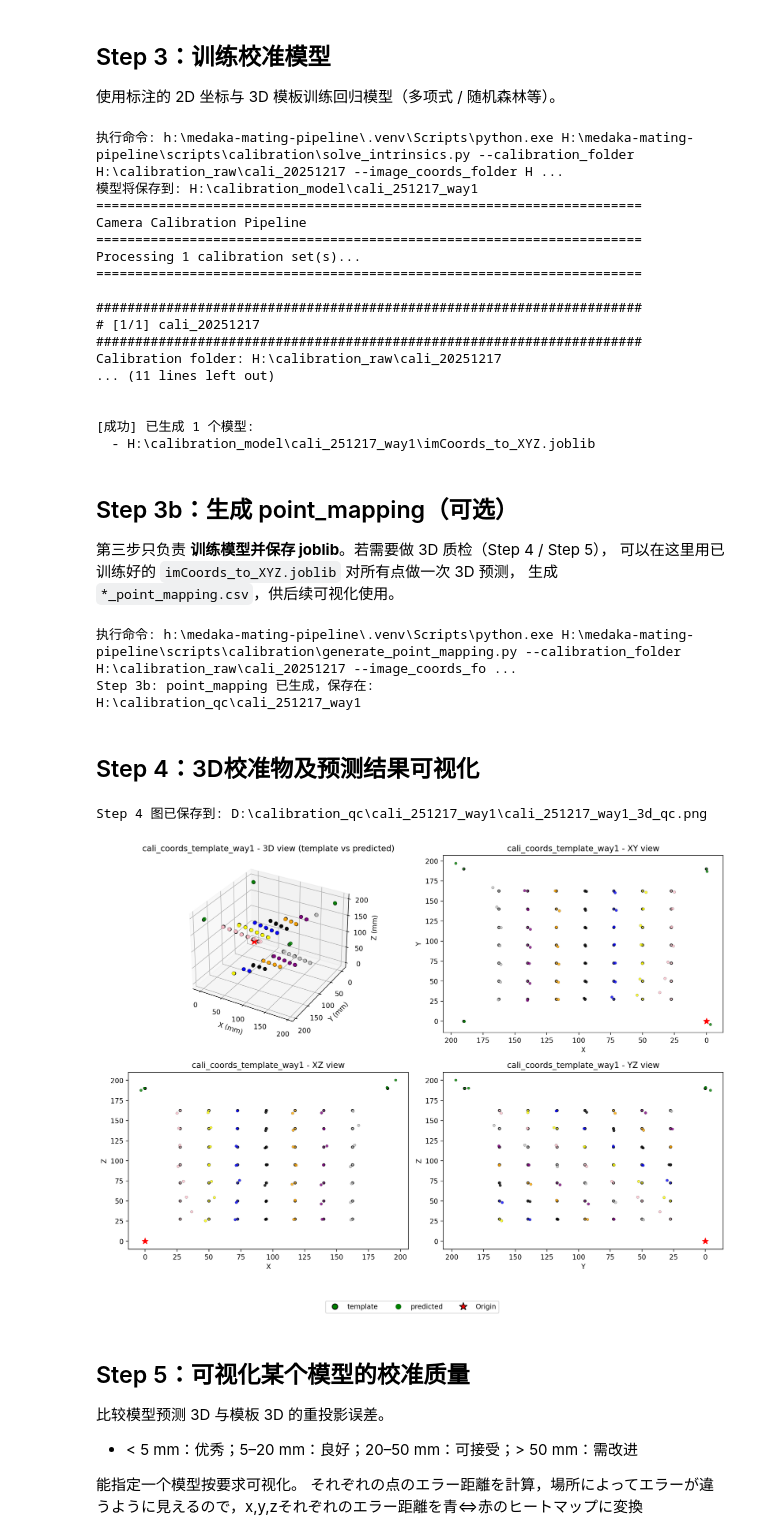
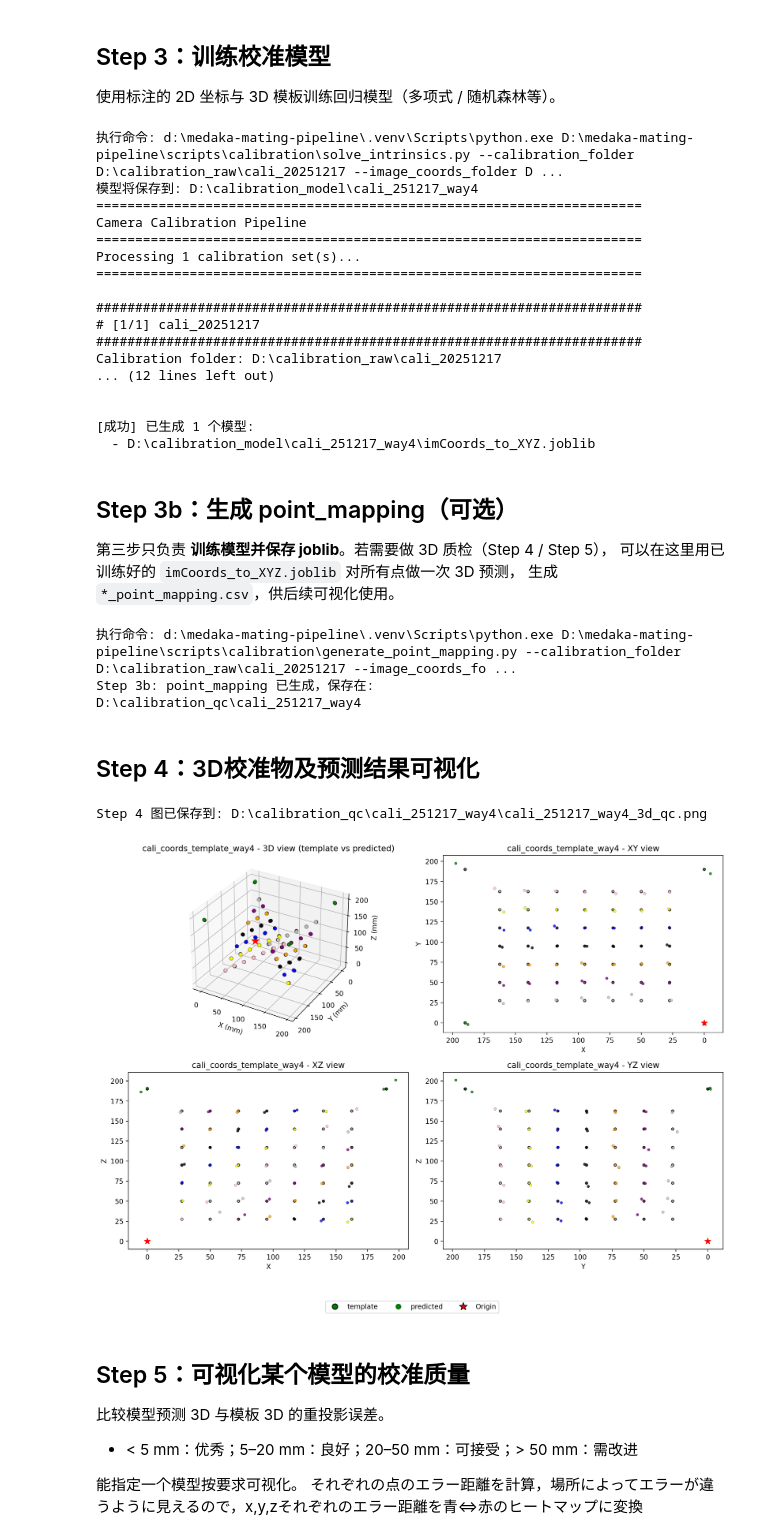
Before and after one commit to oist/medaka-mating-pipeline, a Jupyter notebook: notebooks/02_calibration.ipynb, the cells around one changed output. Saved outputs shown, nothing was run; the diff lists cells and outputs as text; code cells hidden in the pictures.

```diff
--- a/notebooks/02_calibration.ipynb
+++ b/notebooks/02_calibration.ipynb
@@ -66,14 +66,14 @@ import subprocess
 from pathlib import Path
 
 # 项目目录（绝对路径，可修改）
-project_dir = r"H:\medaka-mating-pipeline"
+project_dir = r"D:\medaka-mating-pipeline"
 script_path = Path(project_dir) / "scripts" / "calibration" / "solve_intrinsics.py"
 
 # 路径可在此修改
 calibration_folder = Path(r"D:\calibration_raw\cali_20251217")
-image_coords_folder = Path(r"D:\calibration_marking\cali_251217_way1")
-output_folder = Path(r"D:\calibration_model\cali_251217_way1")
-results_root = Path(r"D:\\calibration_qc\\cali_251217_way1")
+image_coords_folder = Path(r"D:\calibration_marking\cali_251217_way4")
+output_folder = Path(r"D:\calibration_model\cali_251217_way4")
+results_root = Path(r"D:\\calibration_qc\\cali_251217_way4")
 
 
 coords_path = Path(image_coords_folder)
@@ -89,6 +89,7 @@ if coords_files:
         "--results_root", str(results_root),
         "--alpha_range", "1e-6", "1e-5", "1e-4", "0.001", "0.01",
         "--poly_deg_range", "1", "2", "3", "4",
+        "--way_name", "way4",
         "--no_auto_detect",
     ]
     print("执行命令:", " ".join(cmd))
@@ -113,8 +114,8 @@ else:
     print("跳过：未找到 2D 标注文件 (*_image_coords.txt)")
     print("image_coords_folder:", image_coords_folder, "(存在)" if coords_path.exists() else "(不存在)")
 # %% [output]
-执行命令: h:\medaka-mating-pipeline\.venv\Scripts\python.exe H:\medaka-mating-pipeline\scripts\calibration\solve_intrinsics.py --calibration_folder H:\calibration_raw\cali_20251217 --image_coords_folder H ...
-模型将保存到: H:\calibration_model\cali_251217_way1
+执行命令: d:\medaka-mating-pipeline\.venv\Scripts\python.exe D:\medaka-mating-pipeline\scripts\calibration\solve_intrinsics.py --calibration_folder D:\calibration_raw\cali_20251217 --image_coords_folder D ...
+模型将保存到: D:\calibration_model\cali_251217_way4
 ======================================================================
 Camera Calibration Pipeline
 ======================================================================
@@ -124,12 +125,12 @@ Processing 1 calibration set(s)...
 ######################################################################
 # [1/1] cali_20251217
 ######################################################################
-Calibration folder: H:\calibration_raw\cali_20251217
-... (11 lines left out)
+Calibration folder: D:\calibration_raw\cali_20251217
+... (12 lines left out)
 
 
 [成功] 已生成 1 个模型:
-  - H:\calibration_model\cali_251217_way1\imCoords_to_XYZ.joblib
+  - D:\calibration_model\cali_251217_way4\imCoords_to_XYZ.joblib
 # %% [markdown]
 ## Step 3b：生成 point_mapping（可选）
 
@@ -145,14 +146,20 @@ import sys
 import subprocess
 
 # 项目目录（绝对路径，可修改）
-project_dir = Path(r"H:\medaka-mating-pipeline")
+project_dir = Path(r"D:\medaka-mating-pipeline")
 script_path = project_dir / "scripts" / "calibration" / "generate_point_mapping.py"
 
-calibration_folder = Path(r"H:\calibration_raw\cali_20251217")
-image_coords_folder = Path(r"H:\calibration_marking\cali_251217_way1")
-model_folder = Path(r"H:\calibration_model\cali_251217_way1")
-results_root = Path(r"H:\calibration_qc\cali_251217_way1")
-way_name = "way1"
+# 标定 session 名称和 way（只需改这里）
+session_name = "cali_251217"
+way_name = "way4"  # 改成 "way2" / "way3" / "way4" 即可
+
+# 与 way 无关的 3D 模板所在文件夹（注意盘符要和训练时一致）
+calibration_folder = Path(r"D:\calibration_raw\cali_20251217")
+
+# 根据 session_name 和 way_name 自动拼路径（标注和模型在 D 盘）
+image_coords_folder = Path(fr"D:\calibration_marking\{session_name}_{way_name}")
+model_folder = Path(fr"D:\calibration_model\{session_name}_{way_name}")
+results_root = Path(fr"D:\calibration_qc\{session_name}_{way_name}")
 
 cmd = [
     sys.executable,
@@ -172,50 +179,60 @@ if result.returncode == 0:
 else:
     print("[ERROR] generate_point_mapping 运行失败，请检查上方输出。")
 # %% [output]
-执行命令: h:\medaka-mating-pipeline\.venv\Scripts\python.exe H:\medaka-mating-pipeline\scripts\calibration\generate_point_mapping.py --calibration_folder H:\calibration_raw\cali_20251217 --image_coords_fo ...
+执行命令: d:\medaka-mating-pipeline\.venv\Scripts\python.exe D:\medaka-mating-pipeline\scripts\calibration\generate_point_mapping.py --calibration_folder D:\calibration_raw\cali_20251217 --image_coords_fo ...
 Step 3b: point_mapping 已生成，保存在:
-H:\calibration_qc\cali_251217_way1
+D:\calibration_qc\cali_251217_way4
 # %% [markdown]
 ## Step 4：3D校准物及预测结果可视化
 # %%
 # Step 4：校准物 3D 模型可视化（模板 vs 预测）
-# 本 cell 可单独运行，请直接修改下方所有路径
+# 本 cell 可单独运行，推荐只改下面的 session_name / way_name
 
 from pathlib import Path
 import sys
 import subprocess
 
-# ---------- 请在此指定所有路径 ----------
+# ---------- 配置 session & way（一般只改这里） ----------
 project_dir = Path(r"D:\medaka-mating-pipeline")
-mapping_csv = Path(r"D:\calibration_qc\cali_251217_way1\cali_20251217_point_mapping.csv")
-output_png = Path(r"D:\calibration_qc\cali_251217_way1\cali_251217_way1_3d_qc.png")
-template_txt = Path(r"D:\calibration_raw\cali_20251217\cali_coords_template_way1.txt")
-# ---------------------------------------
+session_name = "cali_251217"
+way_name = "way4"  # 改成 "way1" / "way3" / "way4" 即可
+# -----------------------------------------------------
+
+# 根据 session_name 和 way_name 自动拼路径
+mapping_csv = Path(
+    fr"D:\calibration_qc\{session_name}_{way_name}\cali_20251217_point_mapping.csv"
+)
+output_png = Path(
+    fr"D:\calibration_qc\{session_name}_{way_name}\{session_name}_{way_name}_3d_qc.png"
+)
+template_txt = Path(
+    fr"D:\calibration_raw\cali_20251217\cali_coords_template_{way_name}.txt"
+)
 
 script_path = project_dir / "scripts" / "calibration" / "qc_3d_template.py"
 cmd = [
     sys.executable,
     str(script_path),
     "--mapping_csv", str(mapping_csv),
     "--output", str(output_png),
 ]
 if template_txt.exists():
     cmd.extend(["--template_txt", str(template_txt)])
-cmd.extend(["--way", "way1"])
+cmd.extend(["--way", way_name])
 
 cwd = project_dir.resolve() if project_dir.is_dir() else Path.cwd()
 result = subprocess.run(cmd, cwd=str(cwd))
 print("Step 4 图已保存到:", output_png)
 
 # 在 notebook 内显示图片
 if output_png.exists():
     from IPython.display import Image, display
     display(Image(filename=str(output_png)))
 else:
     print("注：图片未生成，请检查 mapping_csv 是否存在且路径正确")
 # %% [output]
-Step 4 图已保存到: D:\calibration_qc\cali_251217_way1\cali_251217_way1_3d_qc.png
+Step 4 图已保存到: D:\calibration_qc\cali_251217_way4\cali_251217_way4_3d_qc.png
-[figure, old version]
+[figure, new version]
 # %% [markdown]
 ## Step 5：可视化某个模型的校准质量
 
```
Also changed, not shown: parts of 5 cells of this notebook, 42 other files.
